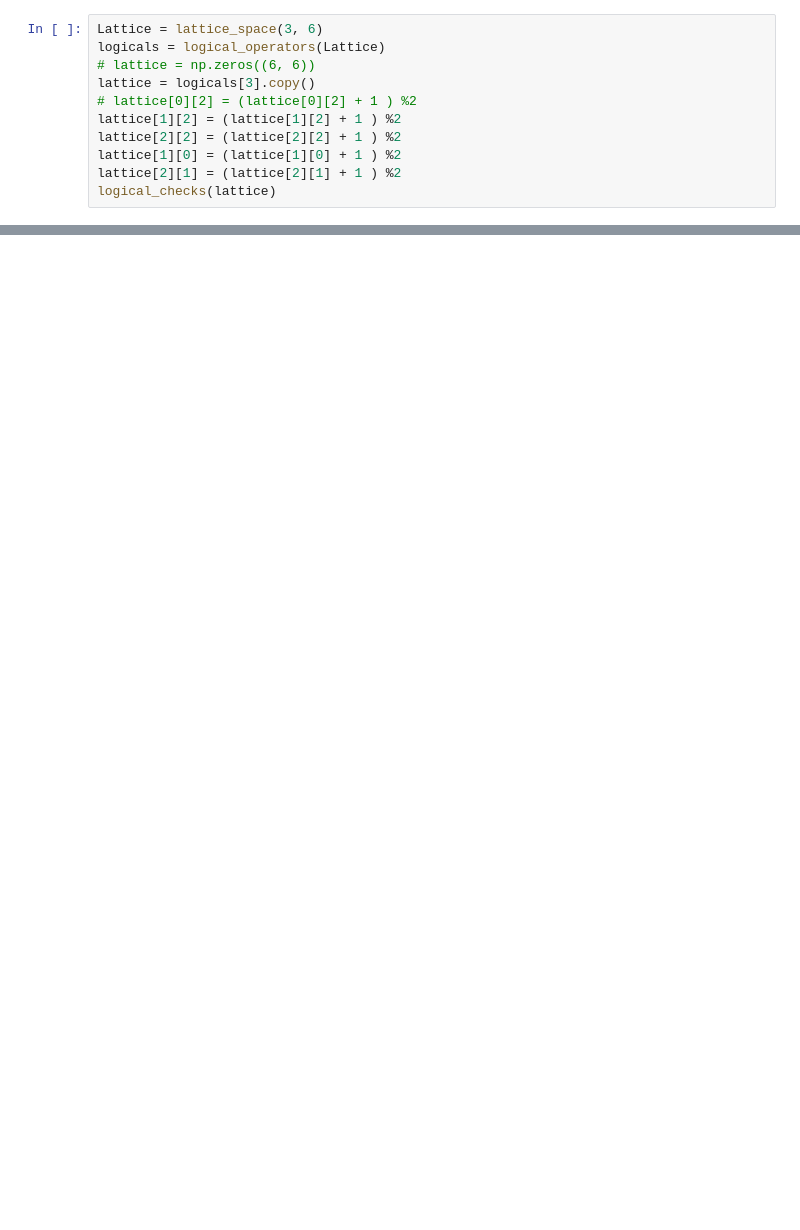
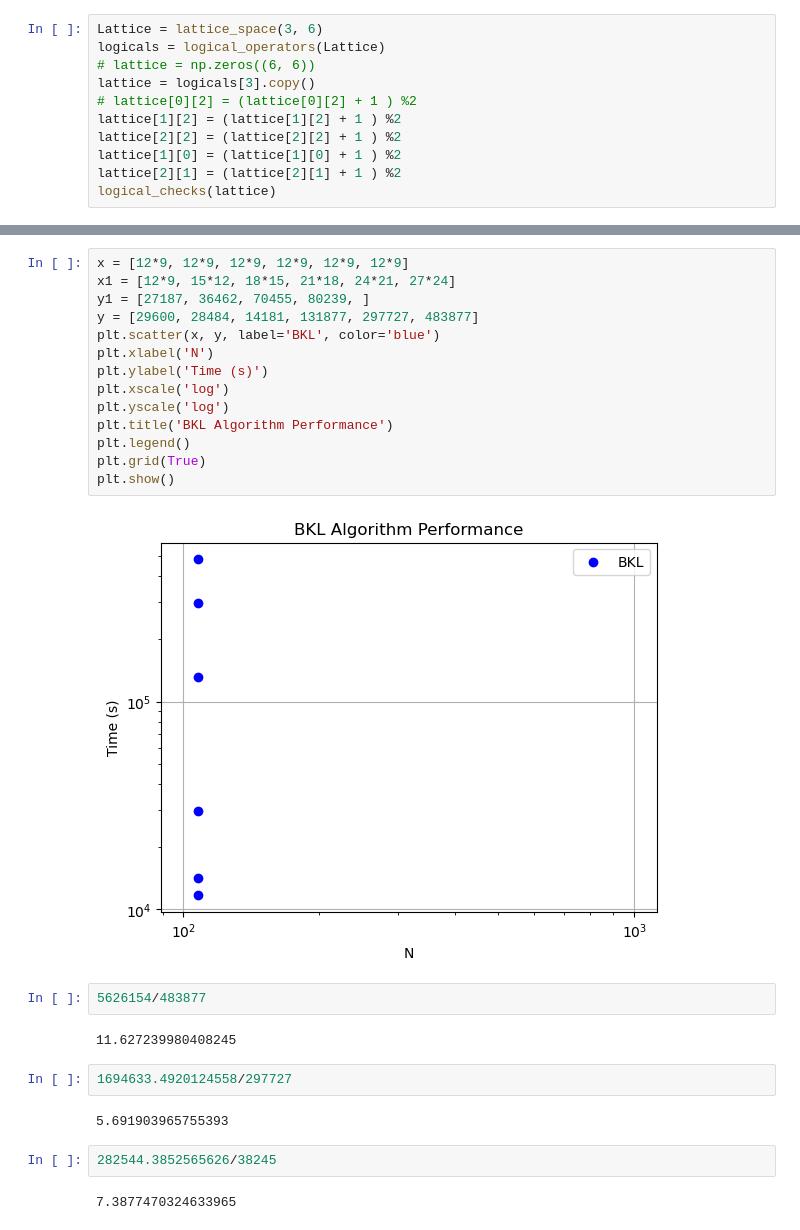
Before and after one commit to toM0dots/XYZ-color-code, a Jupyter notebook: XYZ color code/Optimal_decoder.ipynb, the cells around one changed output, grey strips where cells are left out. Saved outputs shown, nothing was run; the diff lists cells and outputs as text; blank space fills up the shorter version.

```diff
--- a/XYZ color code/Optimal_decoder.ipynb
+++ b/XYZ color code/Optimal_decoder.ipynb
@@ -610,3 +647,31 @@ while not truncated:
     truncated = not logical_checks(lattice)
 
 step
+# %%
+x = [12*9, 12*9, 12*9, 12*9, 12*9, 12*9]
+x1 = [12*9, 15*12, 18*15, 21*18, 24*21, 27*24]
+y1 = [27187, 36462, 70455, 80239, ]
+y = [29600, 28484, 14181, 131877, 297727, 483877]
+plt.scatter(x, y, label='BKL', color='blue')
+plt.xlabel('N')
+plt.ylabel('Time (s)')
+plt.xscale('log')
+plt.yscale('log')
+plt.title('BKL Algorithm Performance')
+plt.legend()
+plt.grid(True)
+plt.show()
+# %% [output]
+[figure, added]
+# %%
+5626154/483877
+# %% [output]
+11.627239980408245
+# %%
+1694633.4920124558/297727
+# %% [output]
+5.691903965755393
+# %%
+282544.3852565626/38245
+# %% [output]
+7.3877470324633965
```
Also changed, not shown: parts of 7 cells of this notebook, 2 other files.
